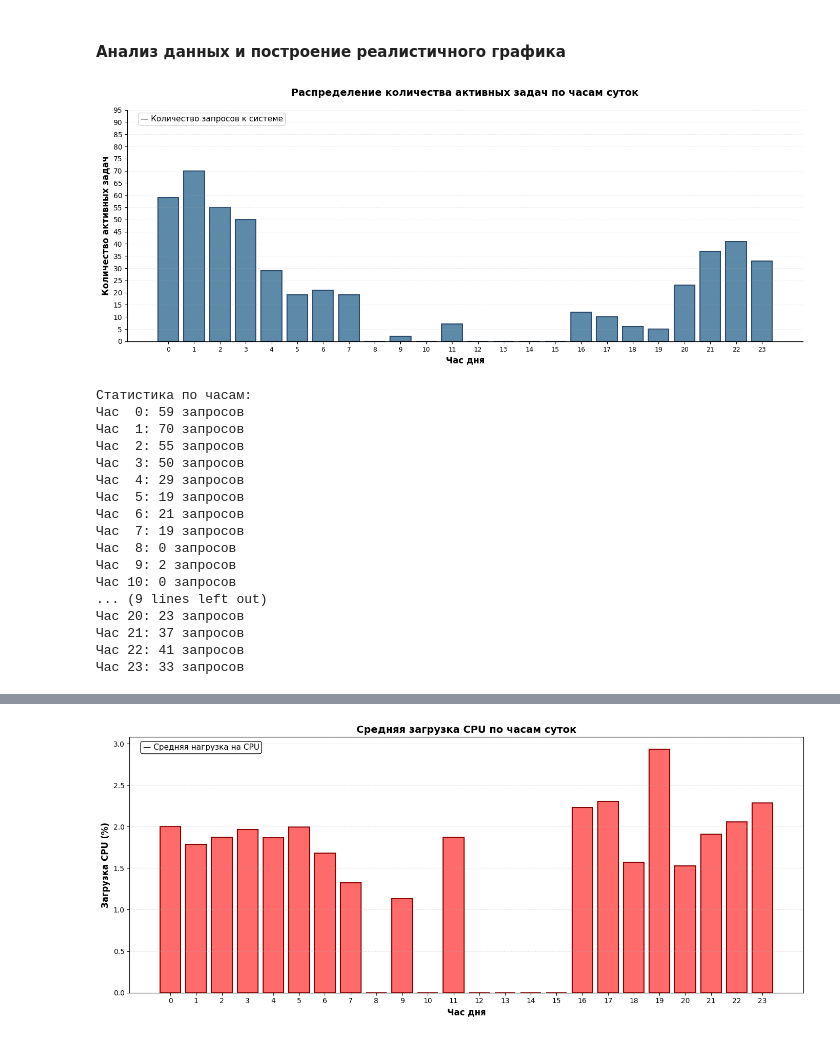
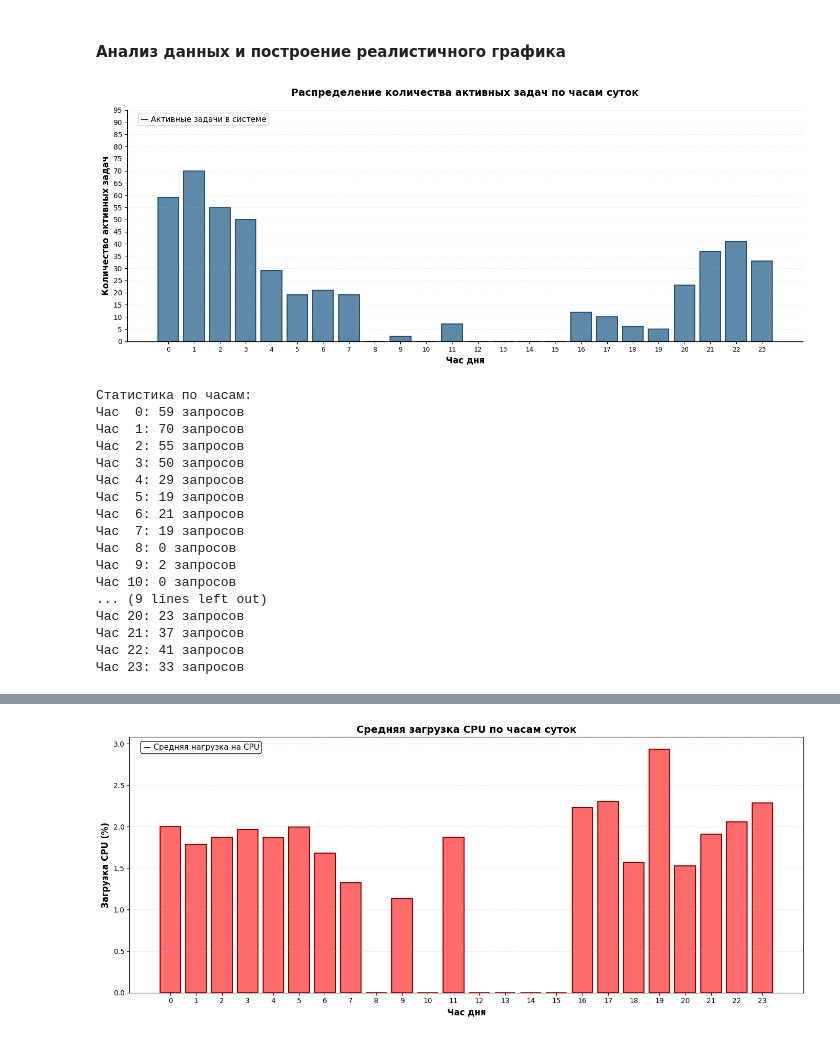
Before and after one commit to Ainur-Makhmutov/PIPS-LABs, a Jupyter notebook: 2_laba.ipynb, the cells around one changed output, grey strips where cells are left out. Drawn from its saved outputs; the diff is of its cells as text; code cells hidden in the pictures.

```diff
--- a/2_laba.ipynb
+++ b/2_laba.ipynb
@@ -25,6 +25,7 @@ for h in all_hours:
     else:
         activity_by_hour.append(0)
 
+
 plt.figure(figsize=(14, 6))
 
 # Столбчатая диаграмма
@@ -33,35 +34,35 @@ bars = plt.bar(all_hours, activity_by_hour, color='#5D8AA8', edgecolor='#2C4A6E'
 # Настройка осей и подписей
 plt.title('Распределение количества активных задач по часам суток', fontsize=14, fontweight='bold', pad=20)
 plt.xlabel('Час дня', fontsize=12, fontweight='bold')
 plt.ylabel('Количество активных задач', fontsize=12, fontweight='bold')
 
 plt.yticks(range(0, 100, 5), fontsize=10)
 
 # Устанавливаем метки оси X для каждого часа
 plt.xticks(all_hours, [str(int(h)) for h in all_hours], fontsize=9)
 
 plt.grid(True, alpha=0.3, axis='y', linestyle='--', linewidth=0.5)
 
 ax = plt.gca()
 ax.spines['top'].set_visible(False)
 ax.spines['right'].set_visible(False)
 ax.spines['left'].set_linewidth(1)
 ax.spines['bottom'].set_linewidth(1)
 
-plt.text(0.02, 0.95, '— Количество запросов к системе',
+plt.text(0.02, 0.95, '— Активные задачи в системе',
          transform=ax.transAxes, fontsize=11,
          bbox=dict(boxstyle='round,pad=0.3', facecolor='white', edgecolor='#CCCCCC', alpha=0.9))
 
 plt.tight_layout()
 plt.subplots_adjust(bottom=0.15)
 plt.savefig('load_profile_histogram.png', dpi=300, bbox_inches='tight')
 plt.show()
 
 print("Статистика по часам:")
 for hour, count in zip(all_hours, activity_by_hour):
     print(f"Час {hour:2d}: {count} запросов")
 # %% [output]
-[figure, old version]
+[figure, new version]
 Статистика по часам:
 Час  0: 59 запросов
 Час  1: 70 запросов
```
Also changed, not shown: parts of 2 cells of this notebook, 6 other files.
